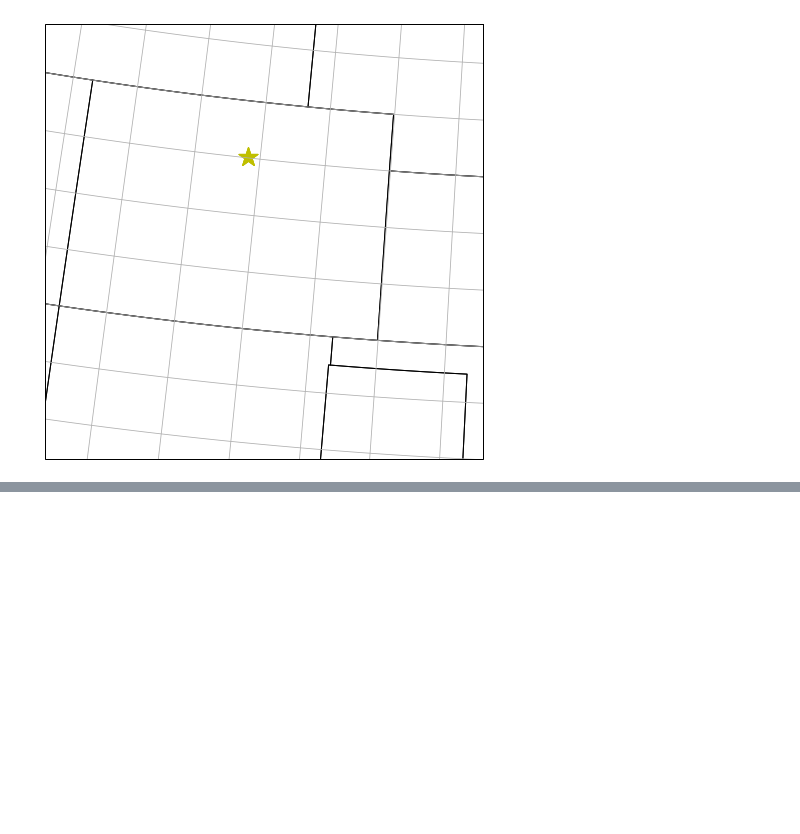
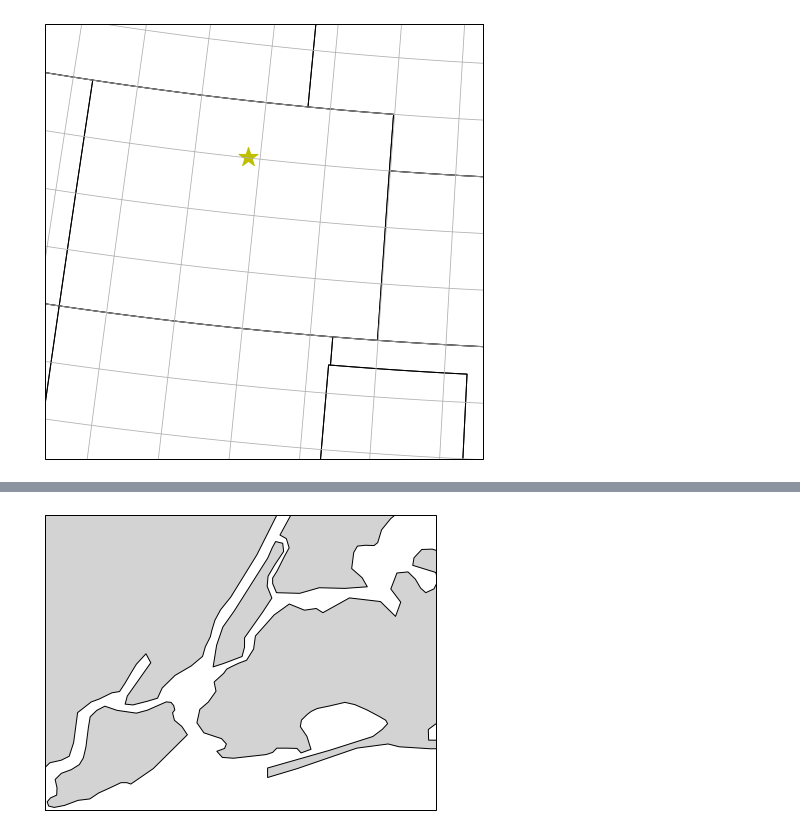
Before and after one commit to JustinToribio/analyzing-the-sat, a Jupyter notebook: notebooks/1.0-jt-analyze-the-sat.ipynb, the cells around one changed output, grey strips where cells are left out. Saved outputs shown, nothing was run; the diff lists cells and outputs as text; code cells hidden in the pictures; blank space fills up the shorter version.

```diff
--- a/notebooks/1.0-jt-analyze-the-sat.ipynb
+++ b/notebooks/1.0-jt-analyze-the-sat.ipynb
@@ -427,0 +171,13 @@ Solution: It looks like there is a relationship between the percentage of studen
+# %%
+fig = plt.figure(figsize=(7,7))
+
+state_borders = cfeat.NaturalEarthFeature(
+    category='cultural', name='admin_1_states_provinces_lakes',
+    scale='10m', facecolor='none'
+    )
+
+ax = fig.add_subplot(111, projection=ccrs.PlateCarree())
+ax.add_feature(state_borders, edgecolor="black", facecolor="lightgrey")
+ax.set_extent((-74.255735, -73.700272, 40.496044, 40.915256))
+# %% [output]
+[figure, added]
```
Also changed, not shown: parts of 95 cells of this notebook.
